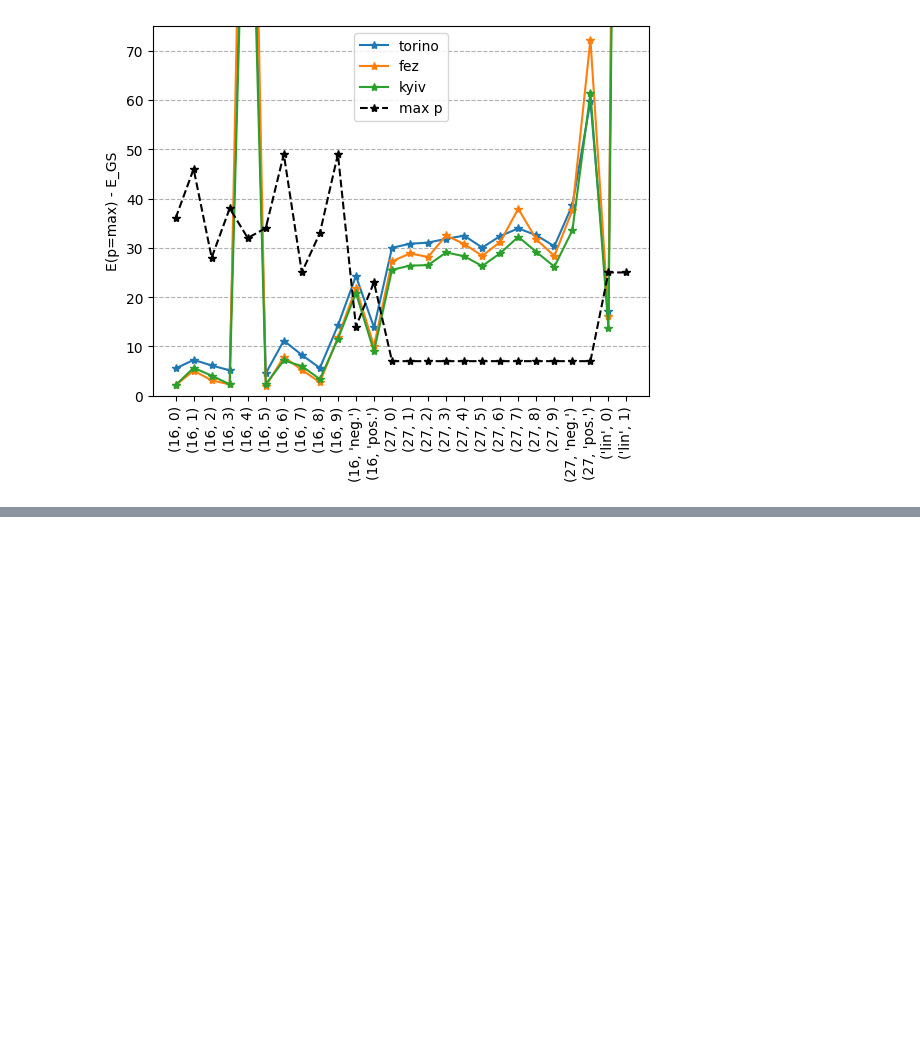
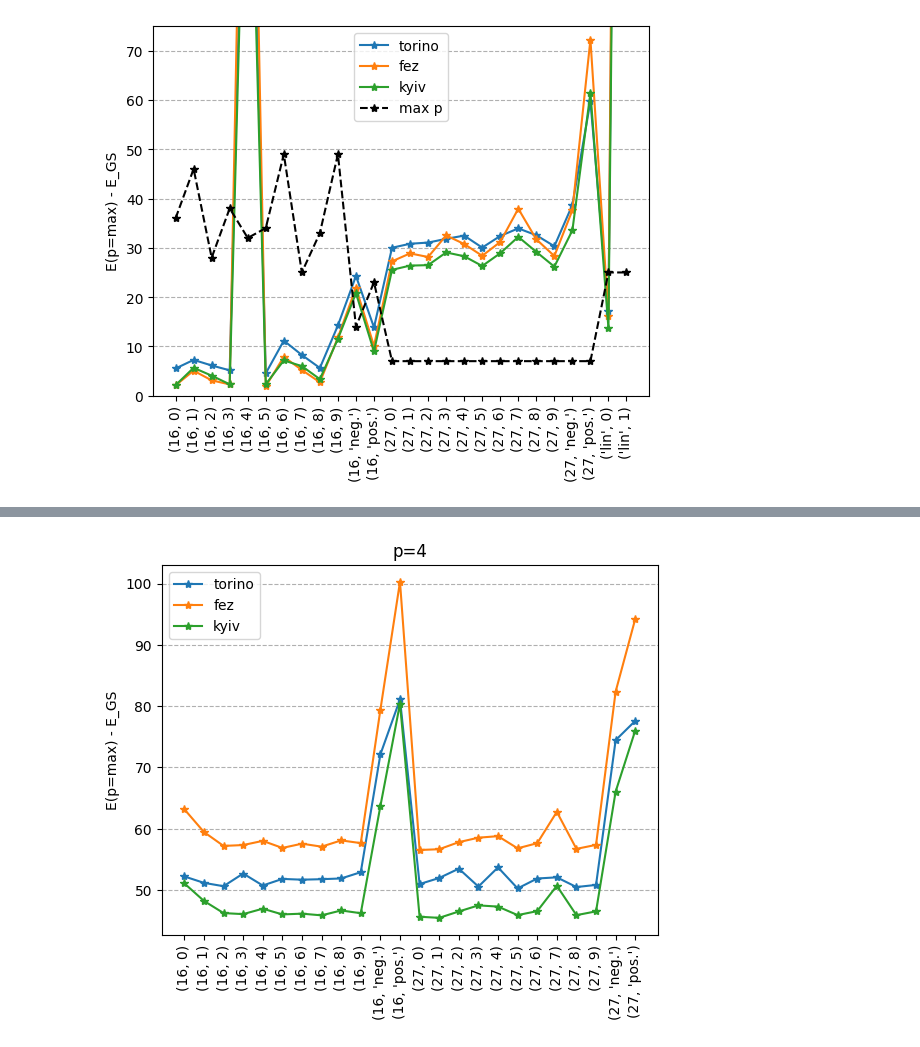
Before and after one commit to marekrams/hex, a Jupyter notebook: view_results.ipynb, the cells around one changed output, grey strips where cells are left out. Saved outputs shown, nothing was run; the diff lists cells and outputs as text; code cells hidden in the pictures; blank space fills up the shorter version.

```diff
--- a/view_results.ipynb
+++ b/view_results.ipynb
@@ -316,0 +347,5 @@ plot_max_p()
+# %%
+for which in gs:
+    plot_p(which, p=4)
+# %% [output]
+[figure, added]
```
Also changed, not shown: parts of 9 cells of this notebook, 49 other files.
